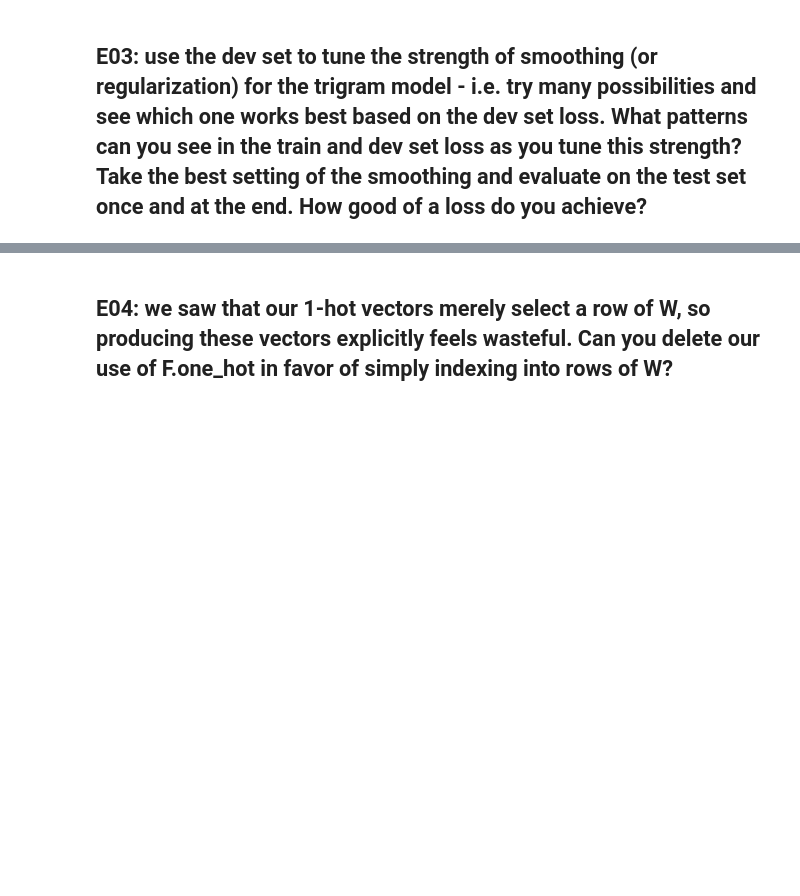
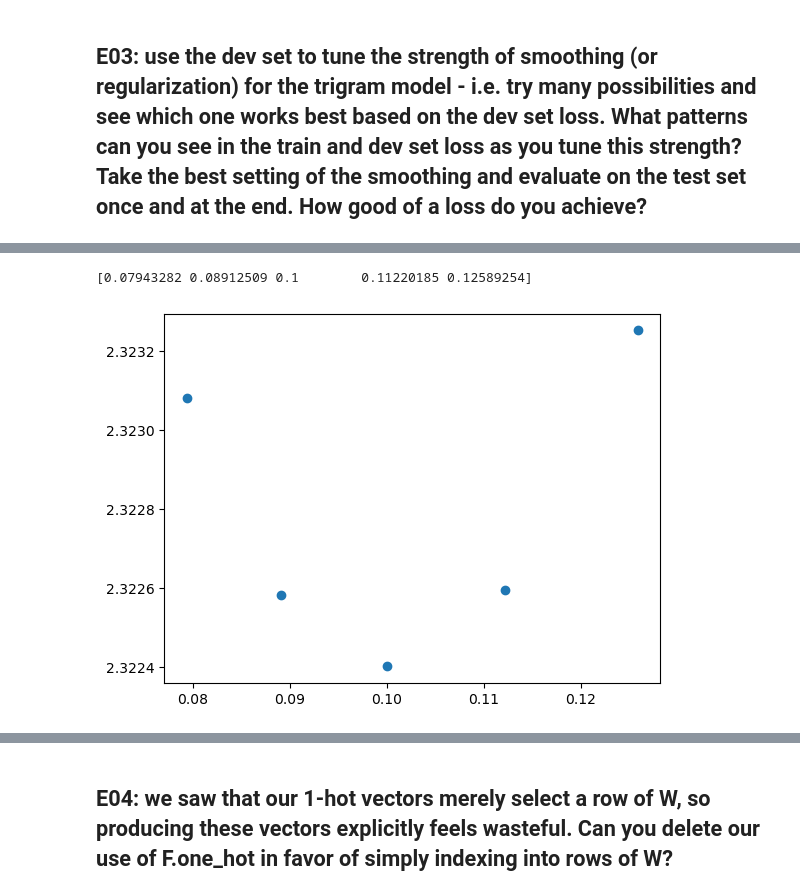
Before and after one commit to Jackmastr/neural-networks-zero-to-hero, a Jupyter notebook: makemore/makemore_exercises.ipynb, the cells around one changed output, grey strips where cells are left out. Saved outputs shown, nothing was run; the diff lists cells and outputs as text; code cells hidden in the pictures; blank space fills up the shorter version.

```diff
--- a/makemore/makemore_exercises.ipynb
+++ b/makemore/makemore_exercises.ipynb
@@ -225,0 +336,6 @@ torch.save(W_tri, 'W_tri_e03.pt')
+# %%
+plt.scatter(regs, losses)
+print(regs)
+# %% [output]
+[0.07943282 0.08912509 0.1        0.11220185 0.12589254]
+[figure, added]
```
Also changed, not shown: parts of 15 cells of this notebook, 2 other files.
